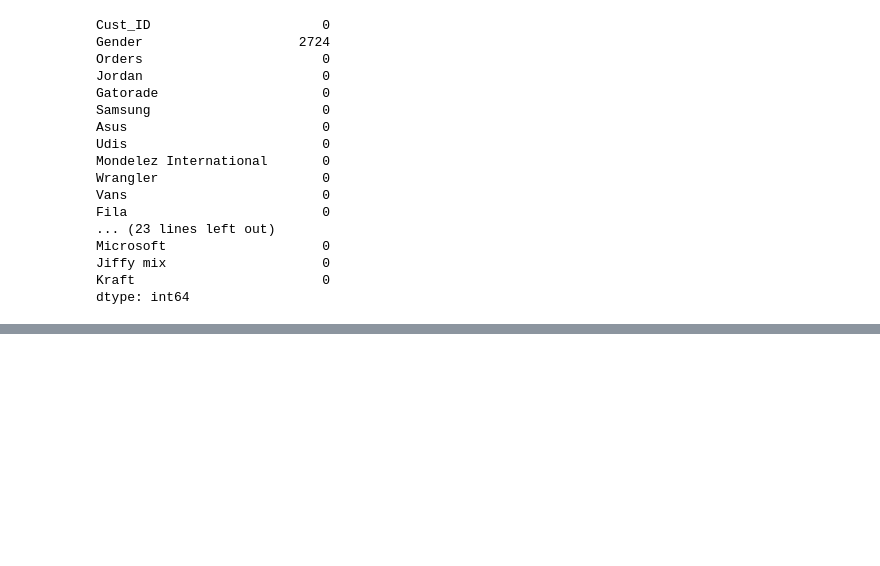
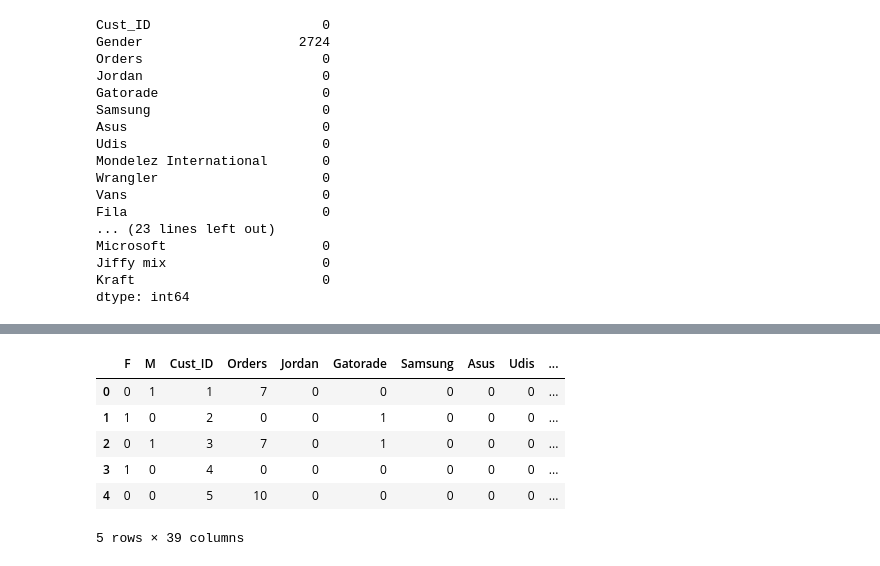
Before and after one commit to anuj123-45/Customer_Segmentation, a Jupyter notebook: Customer_Segementation.ipynb, the cells around one changed output, grey strips where cells are left out. Cells and saved outputs as stored; diff of their text form; code cells hidden in the pictures; blank space fills up the shorter version.

Commit message:
Data cleaning and Preprocessing done

```diff
--- a/Customer_Segementation.ipynb
+++ b/Customer_Segementation.ipynb
@@ -118,0 +144,5 @@ plt.show()
+# %%
+dummies=pd.get_dummies(df['Gender'],dtype=int)
+merged=pd.concat([dummies,df],axis=1)
+data=merged
+print(data.head())
@@ -118,0 +167,12 @@ plt.show()
+# %%
+# removing Gender column as it is encoded in 0 and 1
+data=data.drop(['Gender'],axis=1)
+data.head()
+# %% [output]
+|  | F | M | Cust_ID | Orders | Jordan | Gatorade | Samsung | Asus | Udis | ... |
+| 0 | 0 | 1 | 1 | 7 | 0 | 0 | 0 | 0 | 0 | ... |
+| 1 | 1 | 0 | 2 | 0 | 0 | 1 | 0 | 0 | 0 | ... |
+| 2 | 0 | 1 | 3 | 7 | 0 | 1 | 0 | 0 | 0 | ... |
+| 3 | 1 | 0 | 4 | 0 | 0 | 0 | 0 | 0 | 0 | ... |
+| 4 | 0 | 0 | 5 | 10 | 0 | 0 | 0 | 0 | 0 | ... |
+5 rows × 39 columns
```
Also changed, not shown: parts of 16 cells of this notebook.
